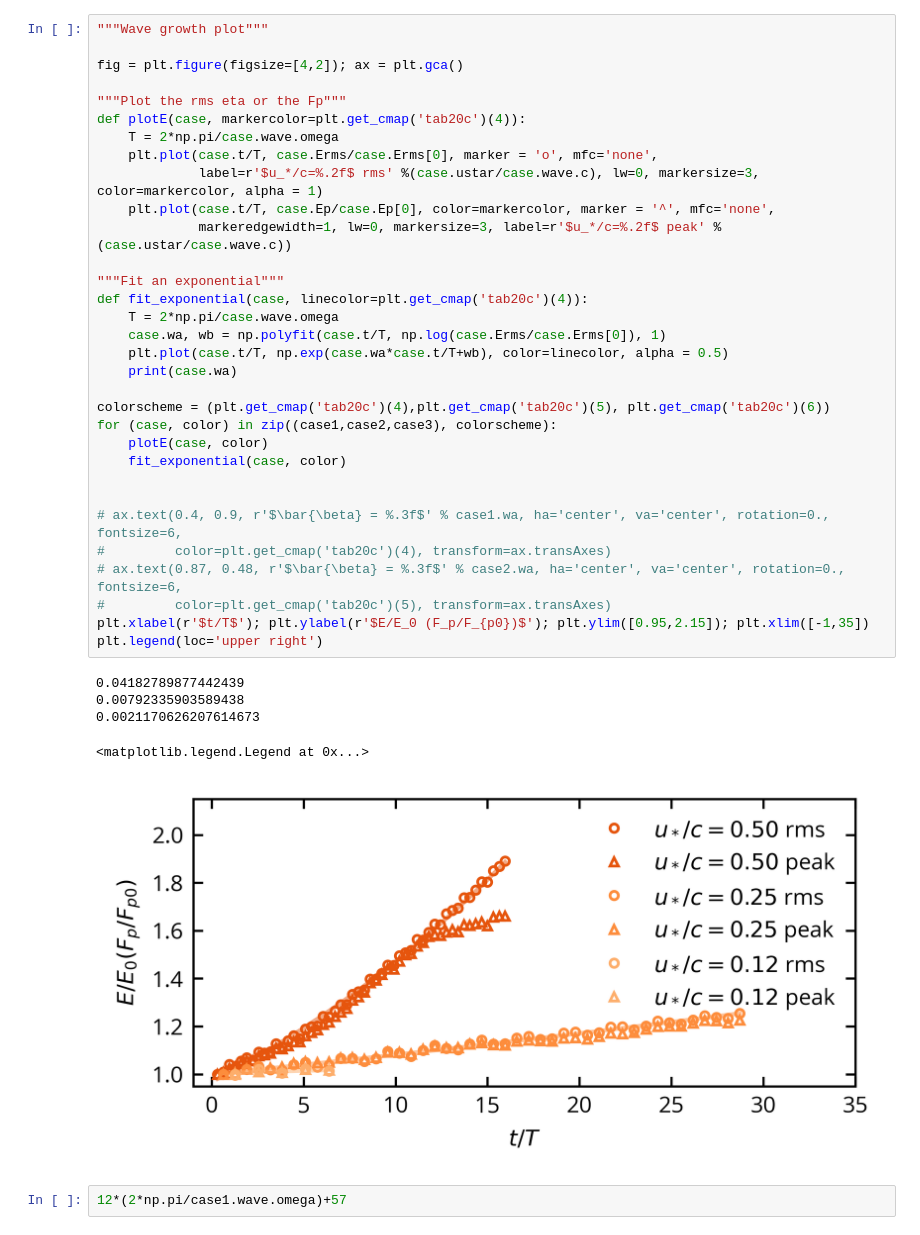
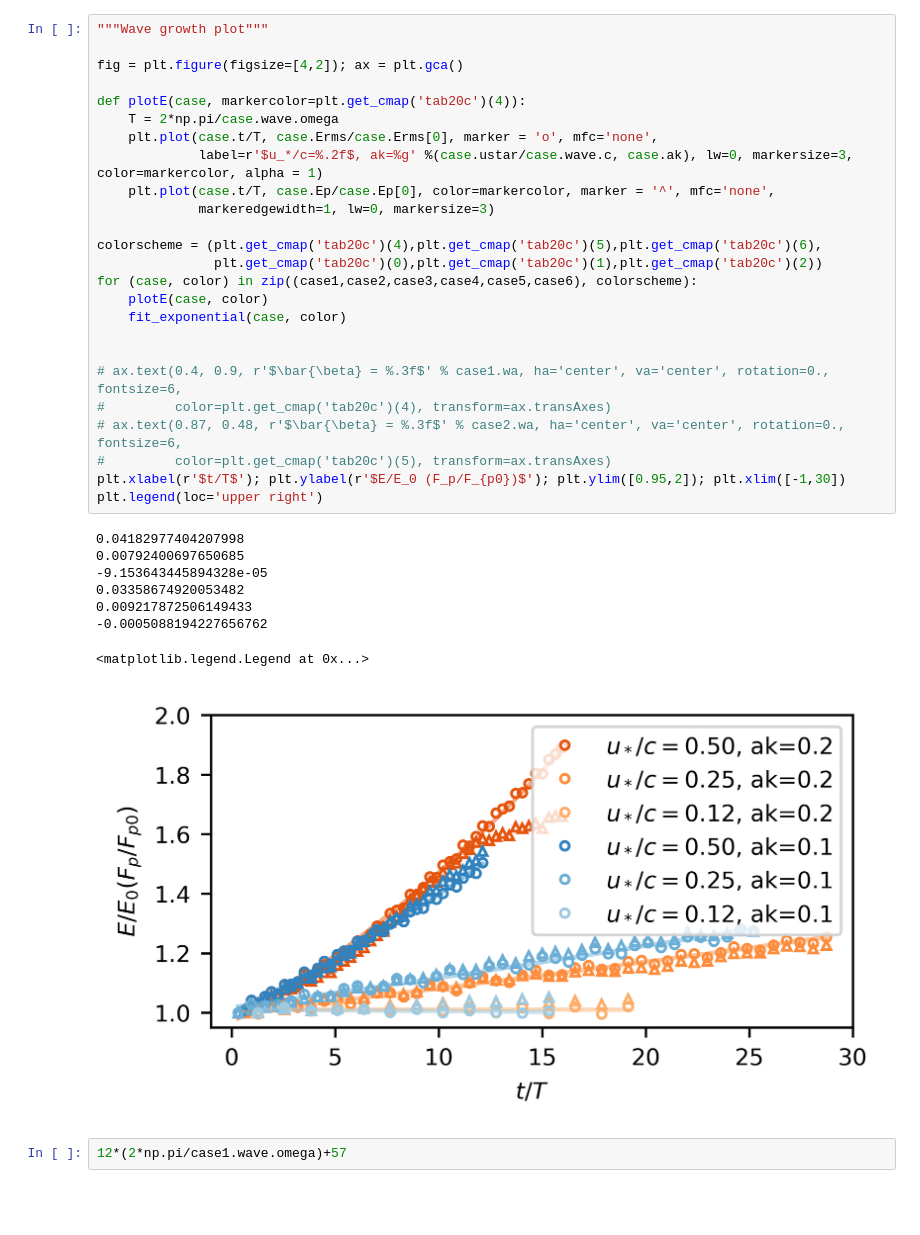
Before and after one commit to DeikeLab/jiarongw-postprocessing, a Jupyter notebook: jupyter_notebook/project_specific/turbulence/surface.ipynb, the cells around one changed output. Drawn from its saved outputs; the diff is of its cells as text; blank space fills up the shorter version.

```diff
--- a/jupyter_notebook/project_specific/turbulence/surface.ipynb
+++ b/jupyter_notebook/project_specific/turbulence/surface.ipynb
@@ -1,41 +44,37 @@
 # %%
 """Wave growth plot"""
 
 fig = plt.figure(figsize=[4,2]); ax = plt.gca()
 
-"""Plot the rms eta or the Fp"""
 def plotE(case, markercolor=plt.get_cmap('tab20c')(4)):
     T = 2*np.pi/case.wave.omega
     plt.plot(case.t/T, case.Erms/case.Erms[0], marker = 'o', mfc='none',
-             label=r'$u_*/c=%.2f$ rms' %(case.ustar/case.wave.c), lw=0, markersize=3, color=markercolor, alpha = 1)
+             label=r'$u_*/c=%.2f$, ak=%g' %(case.ustar/case.wave.c, case.ak), lw=0, markersize=3, color=markercolor, alpha = 1)
     plt.plot(case.t/T, case.Ep/case.Ep[0], color=markercolor, marker = '^', mfc='none',
-             markeredgewidth=1, lw=0, markersize=3, label=r'$u_*/c=%.2f$ peak' %(case.ustar/case.wave.c))
+             markeredgewidth=1, lw=0, markersize=3)
 
-"""Fit an exponential"""
-def fit_exponential(case, linecolor=plt.get_cmap('tab20c')(4)):
-    T = 2*np.pi/case.wave.omega
-    case.wa, wb = np.polyfit(case.t/T, np.log(case.Erms/case.Erms[0]), 1)
-    plt.plot(case.t/T, np.exp(case.wa*case.t/T+wb), color=linecolor, alpha = 0.5)
-    print(case.wa)
-
-colorscheme = (plt.get_cmap('tab20c')(4),plt.get_cmap('tab20c')(5), plt.get_cmap('tab20c')(6))
-for (case, color) in zip((case1,case2,case3), colorscheme):
+colorscheme = (plt.get_cmap('tab20c')(4),plt.get_cmap('tab20c')(5),plt.get_cmap('tab20c')(6),
+               plt.get_cmap('tab20c')(0),plt.get_cmap('tab20c')(1),plt.get_cmap('tab20c')(2))
+for (case, color) in zip((case1,case2,case3,case4,case5,case6), colorscheme):
     plotE(case, color)
     fit_exponential(case, color)
 
 
 # ax.text(0.4, 0.9, r'$\bar{\beta} = %.3f$' % case1.wa, ha='center', va='center', rotation=0., fontsize=6,
 #         color=plt.get_cmap('tab20c')(4), transform=ax.transAxes)
 # ax.text(0.87, 0.48, r'$\bar{\beta} = %.3f$' % case2.wa, ha='center', va='center', rotation=0., fontsize=6,
 #         color=plt.get_cmap('tab20c')(5), transform=ax.transAxes)
-plt.xlabel(r'$t/T$'); plt.ylabel(r'$E/E_0 (F_p/F_{p0})$'); plt.ylim([0.95,2.15]); plt.xlim([-1,35])
+plt.xlabel(r'$t/T$'); plt.ylabel(r'$E/E_0 (F_p/F_{p0})$'); plt.ylim([0.95,2]); plt.xlim([-1,30])
 plt.legend(loc='upper right')
 # %% [output]
-0.04182789877442439
-0.00792335903589438
-0.0021170626207614673
+0.04182977404207998
+0.00792400697650685
+-9.153643445894328e-05
+0.03358674920053482
+0.009217872506149433
+-0.0005088194227656762
 <matplotlib.legend.Legend at 0x...>
-[figure, old version]
+[figure, new version]
 # %%
 12*(2*np.pi/case1.wave.omega)+57
 # %% [output]
```
Also changed, not shown: parts of 16 cells of this notebook, 36 other files.
